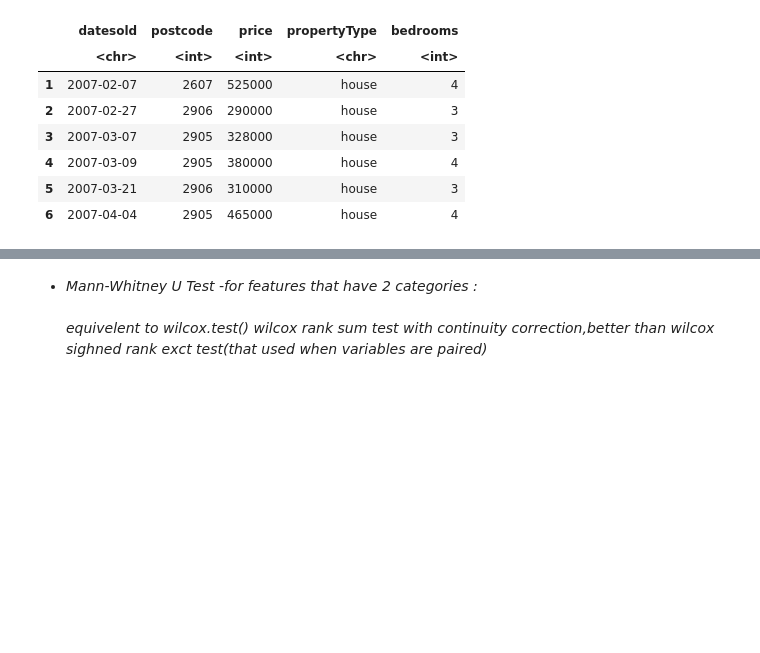
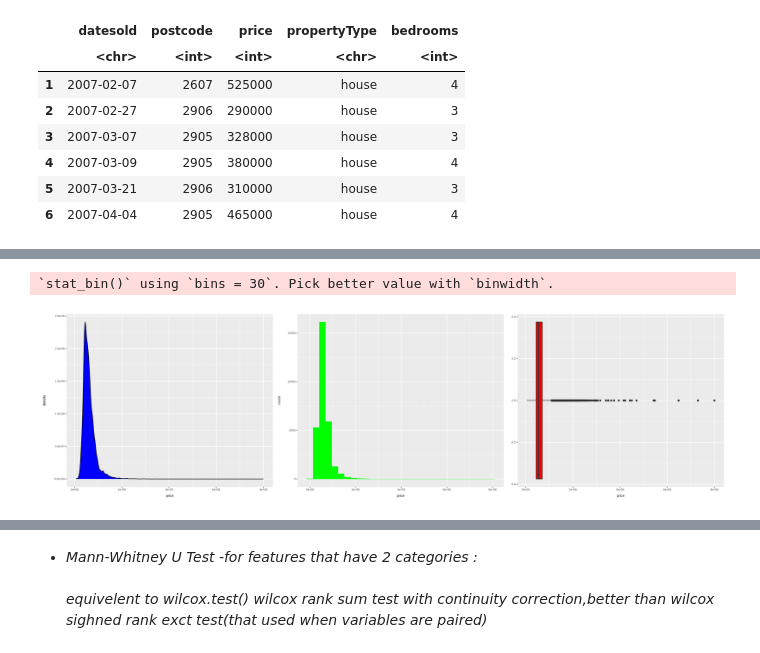
Before and after one commit to omars1234/TimeSeries_ML, a Jupyter notebook: House_prices_Analysis/stats.ipynb, the cells around one changed output, grey strips where cells are left out. Cells and saved outputs as stored; diff of their text form; code cells hidden in the pictures; blank space fills up the shorter version.

```diff
--- a/House_prices_Analysis/stats.ipynb
+++ b/House_prices_Analysis/stats.ipynb
@@ -66,0 +91,7 @@ $ bedrooms     <fct> 4, 3, 3, 4, 3, 4, 3, 4, 3, 3, 3, 3, 4, 4, 4, 5, 3, 5, 4,
+# %%
+df %>%  ggplot(aes(x=price))+geom_density(fill="blue")+
+df %>%  ggplot(aes(x=price))+geom_histogram(fill="green")+
+df %>%  ggplot(aes(x=price))+geom_boxplot(fill="red")
+# %% [output]
+`stat_bin()` using `bins = 30`. Pick better value with `binwidth`.
+[figure, added]
```
Also changed, not shown: parts of 38 cells of this notebook.
